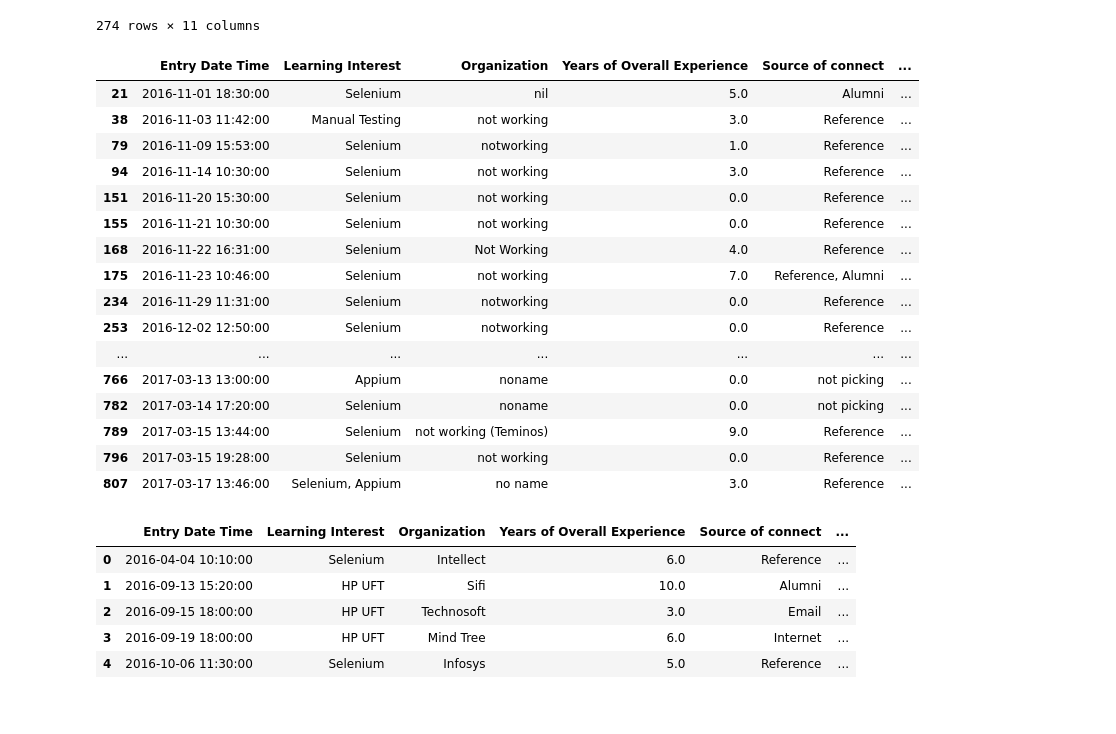
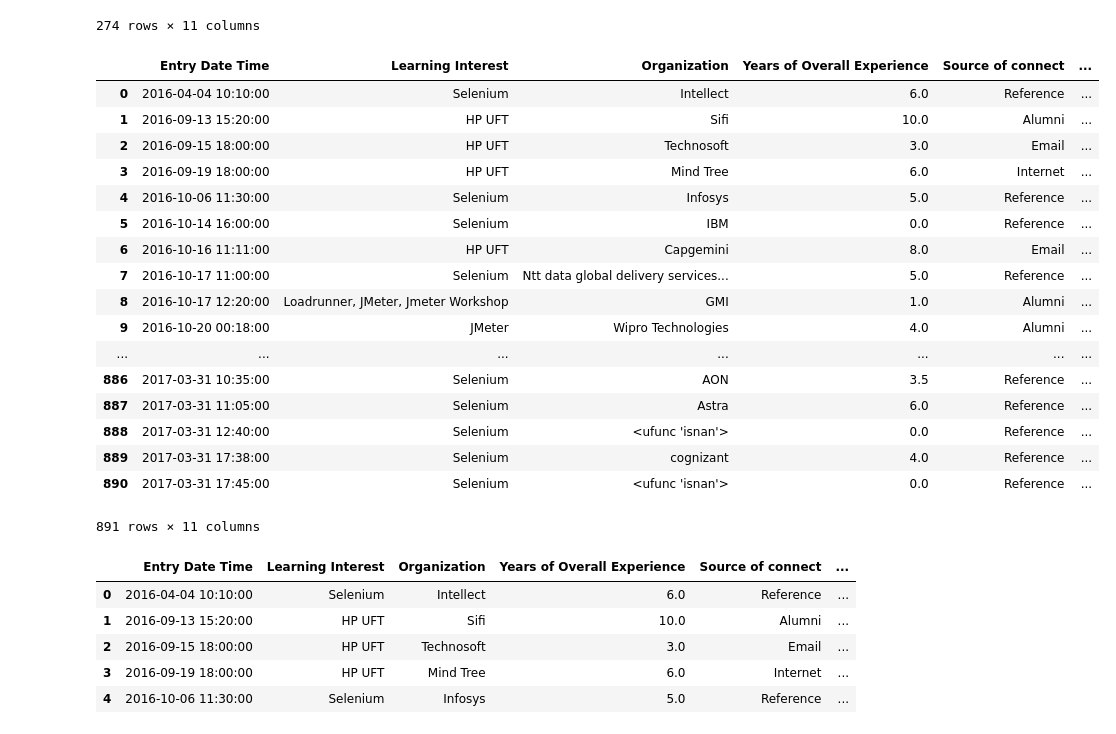
Before and after one commit to deepak-sadanandan/Python, a Jupyter notebook: Panda - Analysis.ipynb, the cells around one changed output. Cells and saved outputs as stored; diff of their text form; code cells hidden in the pictures.

```diff
--- a/Panda - Analysis.ipynb
+++ b/Panda - Analysis.ipynb
@@ -84,28 +84,34 @@ df[(df['Years of Overall Experience'] == 0) & (df['Years of Experience'] > 0)]
 274 rows × 11 columns
 # %%
 org_list=['0', 'nan', 'nil', 'no', 'no name', 'noname', 'not', 'not disclosed', 'not given', 'not known', 'not woking ', 'not working', 'Not working', 'Not Working', 'not working (Teminos)', 'not working now', 'notworking', 'Notworking']
-df.Organization.replace(org_list, np.isnan)
+#df.Organization.replace(org_list, np.isnan,inplace=True)
+df.replace(org_list, np.nan, inplace=True)
 #df.Organization.unique()
 #df['Organization'].isin(org_list).count()
-df.loc[df['Organization'].isin(org_list)]
+df.loc[df['Organization']=='0']
+#df['Organization'].fillna(np.isnan, inplace = True)
+#df.loc[df['Organization']=='0']
+
+df
 # %% [output]
 |  | Entry Date Time | Learning Interest | Organization | Years of Overall Experience | Source of connect | ... |
-| 21 | 2016-11-01 18:30:00 | Selenium | nil | 5.0 | Alumni | ... |
-| 38 | 2016-11-03 11:42:00 | Manual Testing | not working | 3.0 | Reference | ... |
-| 79 | 2016-11-09 15:53:00 | Selenium | notworking | 1.0 | Reference | ... |
-| 94 | 2016-11-14 10:30:00 | Selenium | not working | 3.0 | Reference | ... |
-| 151 | 2016-11-20 15:30:00 | Selenium | not working | 0.0 | Reference | ... |
-| 155 | 2016-11-21 10:30:00 | Selenium | not working | 0.0 | Reference | ... |
-| 168 | 2016-11-22 16:31:00 | Selenium | Not Working | 4.0 | Reference | ... |
-| 175 | 2016-11-23 10:46:00 | Selenium | not working | 7.0 | Reference, Alumni | ... |
-| 234 | 2016-11-29 11:31:00 | Selenium | notworking | 0.0 | Reference | ... |
-| 253 | 2016-12-02 12:50:00 | Selenium | notworking | 0.0 | Reference | ... |
+| 0 | 2016-04-04 10:10:00 | Selenium | Intellect | 6.0 | Reference | ... |
+| 1 | 2016-09-13 15:20:00 | HP UFT | Sifi | 10.0 | Alumni | ... |
+| 2 | 2016-09-15 18:00:00 | HP UFT | Technosoft | 3.0 | Email | ... |
+| 3 | 2016-09-19 18:00:00 | HP UFT | Mind Tree | 6.0 | Internet | ... |
+| 4 | 2016-10-06 11:30:00 | Selenium | Infosys | 5.0 | Reference | ... |
+| 5 | 2016-10-14 16:00:00 | Selenium | IBM | 0.0 | Reference | ... |
+| 6 | 2016-10-16 11:11:00 | HP UFT | Capgemini | 8.0 | Email | ... |
+| 7 | 2016-10-17 11:00:00 | Selenium | Ntt data global delivery services... | 5.0 | Reference | ... |
+| 8 | 2016-10-17 12:20:00 | Loadrunner, JMeter, Jmeter Workshop | GMI | 1.0 | Alumni | ... |
+| 9 | 2016-10-20 00:18:00 | JMeter | Wipro Technologies | 4.0 | Alumni | ... |
 | ... | ... | ... | ... | ... | ... | ... |
-| 766 | 2017-03-13 13:00:00 | Appium | noname | 0.0 | not picking | ... |
-| 782 | 2017-03-14 17:20:00 | Selenium | noname | 0.0 | not picking | ... |
-| 789 | 2017-03-15 13:44:00 | Selenium | not working (Teminos) | 9.0 | Reference | ... |
-| 796 | 2017-03-15 19:28:00 | Selenium | not working | 0.0 | Reference | ... |
-| 807 | 2017-03-17 13:46:00 | Selenium, Appium | no name | 3.0 | Reference | ... |
+| 886 | 2017-03-31 10:35:00 | Selenium | AON | 3.5 | Reference | ... |
+| 887 | 2017-03-31 11:05:00 | Selenium | Astra | 6.0 | Reference | ... |
+| 888 | 2017-03-31 12:40:00 | Selenium | <ufunc 'isnan'> | 0.0 | Reference | ... |
+| 889 | 2017-03-31 17:38:00 | Selenium | cognizant | 4.0 | Reference | ... |
+| 890 | 2017-03-31 17:45:00 | Selenium | <ufunc 'isnan'> | 0.0 | Reference | ... |
+891 rows × 11 columns
 # %%
 df.shape
 df.head()
```
